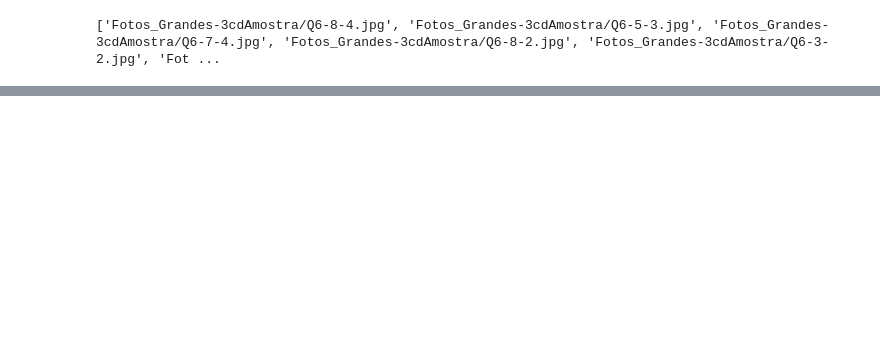
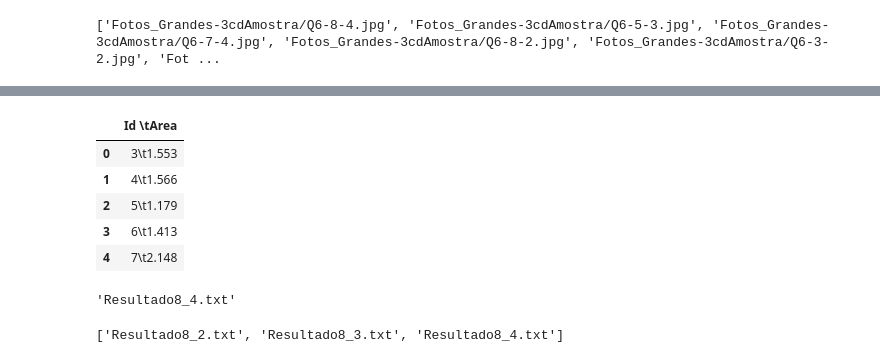
Before and after one commit to ucfilho/marquesgabi_paper_fev_2021, a Jupyter notebook: defesa/PSD_histogram_BEST_sample_08.ipynb, the cells around one changed output, grey strips where cells are left out. Saved outputs shown, nothing was run; the diff lists cells and outputs as text; code cells hidden in the pictures; blank space fills up the shorter version.

```diff
--- a/defesa/PSD_histogram_BEST_sample_08.ipynb
+++ b/defesa/PSD_histogram_BEST_sample_08.ipynb
@@ -92,0 +96,42 @@ Checking out files: 100% (52/52), done.
+# %%
+FILE='SugarSample08.zip'
+
+img_name=[]
+x_original = []
+
+data_file ='txt'
+
+
+file_name = zipfile.ZipFile(FILE, 'r')
+file_name.extractall()
+
+k = 0
+with zipfile.ZipFile(FILE, "r") as f:
+    for name in f.namelist():
+      if(name[-3:] == data_file):
+        df_ImgJ =pd.read_csv(name,sep=';' )
+        if( k > 0):
+          df_old = df_ImgJ.copy()
+        #df_ImgJ = pd.read_excel(name)
+        df_ImgJ =pd.read_csv(name,sep=';' )
+        df_ImgJ = df_ImgJ.drop(labels=[0], axis=0)
+        if(k > 0):
+          df_ImgJ = pd.concat( [df_ImgJ, df_old], ignore_index = True)
+        k = k + 1
+# %%
+df_ImgJ.head()
+# %% [output]
+|  | Id \tArea |
+| 0 | 3\t1.553 |
+| 1 | 4\t1.566 |
+| 2 | 5\t1.179 |
+| 3 | 6\t1.413 |
+| 4 | 7\t2.148 |
+# %%
+name
+# %% [output]
+'Resultado8_4.txt'
+# %%
+f.namelist()
+# %% [output]
+['Resultado8_2.txt', 'Resultado8_3.txt', 'Resultado8_4.txt']
```
Also changed, not shown: parts of 41 cells of this notebook.
